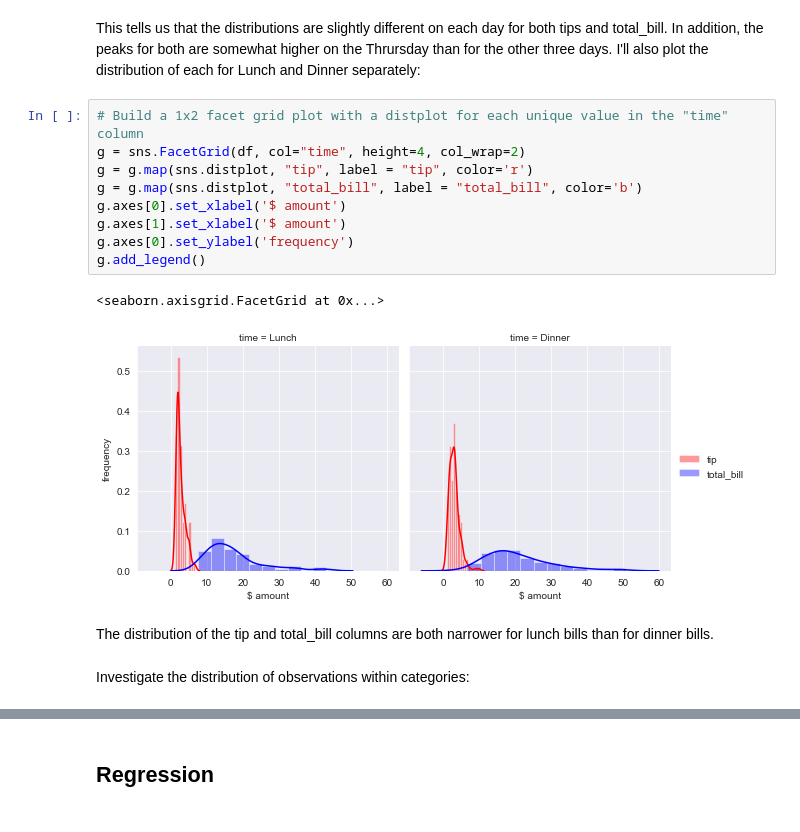
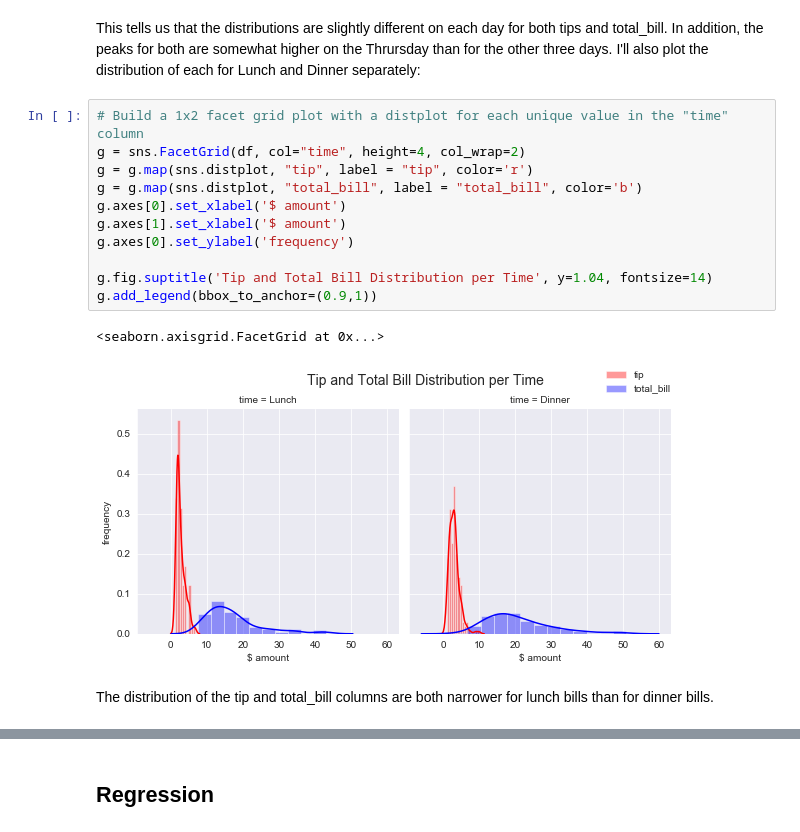
Before and after one commit to Pmcg1/FoDA_Project_2019, a Jupyter notebook: FoDA_Assessment_2019.ipynb, the cells around one changed output, grey strips where cells are left out. Drawn from its saved outputs; the diff is of its cells as text.

```diff
--- a/FoDA_Assessment_2019.ipynb
+++ b/FoDA_Assessment_2019.ipynb
@@ -165,16 +185,16 @@ This tells us that the distributions are slightly different on each day for both
 # %%
 # Build a 1x2 facet grid plot with a distplot for each unique value in the "time" column
 g = sns.FacetGrid(df, col="time", height=4, col_wrap=2)
 g = g.map(sns.distplot, "tip", label = "tip", color='r')
 g = g.map(sns.distplot, "total_bill", label = "total_bill", color='b')
 g.axes[0].set_xlabel('$ amount')
 g.axes[1].set_xlabel('$ amount')
 g.axes[0].set_ylabel('frequency')
-g.add_legend()
+
+g.fig.suptitle('Tip and Total Bill Distribution per Time', y=1.04, fontsize=14)
+g.add_legend(bbox_to_anchor=(0.9,1))
 # %% [output]
 <seaborn.axisgrid.FacetGrid at 0x...>
-[figure, old version]
+[figure, new version]
 # %% [markdown]
 The distribution of the tip and total_bill columns are both narrower for lunch bills than for dinner bills.
-# %% [markdown]
-Investigate the distribution of observations within categories:
```
Also changed, not shown: parts of 24 cells of this notebook.
